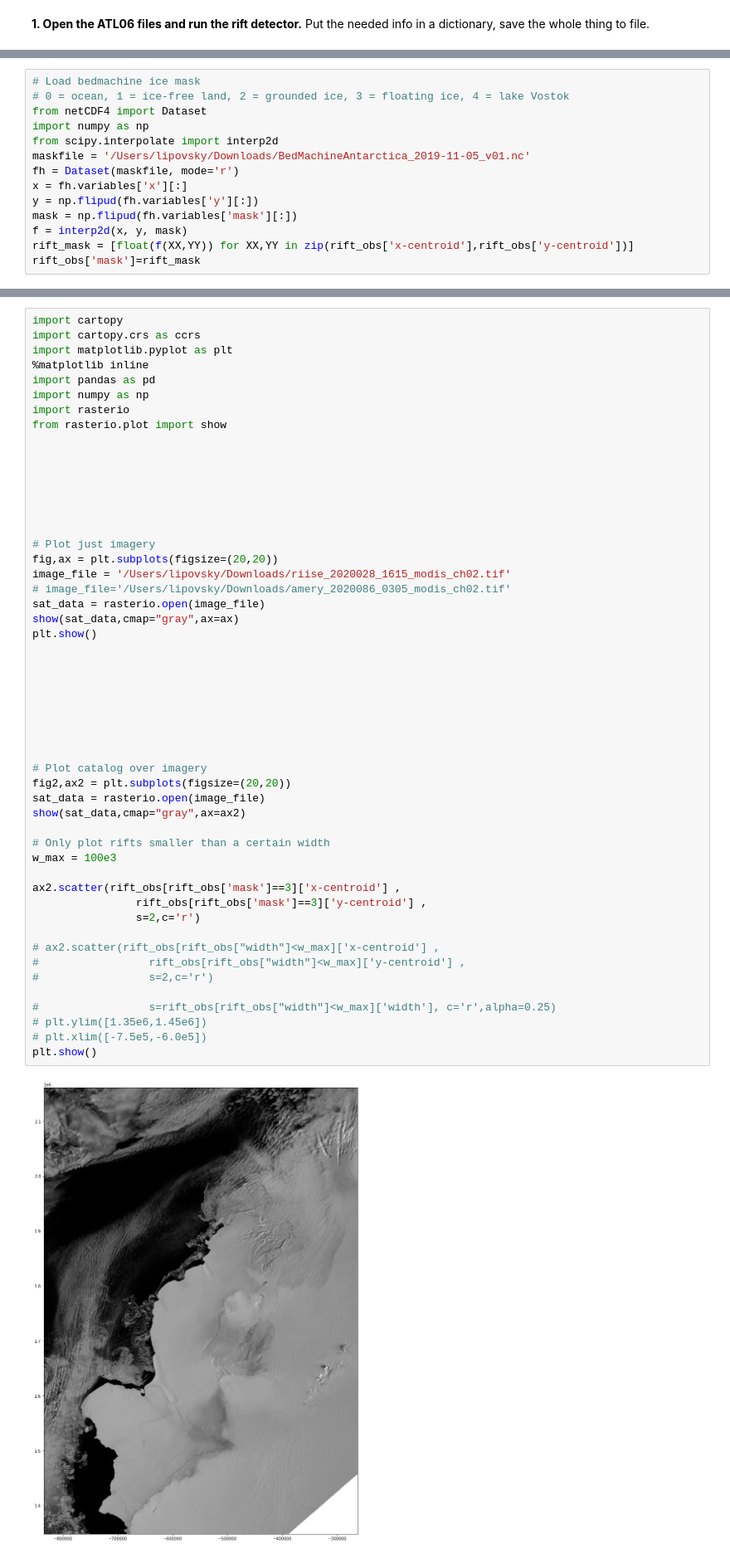
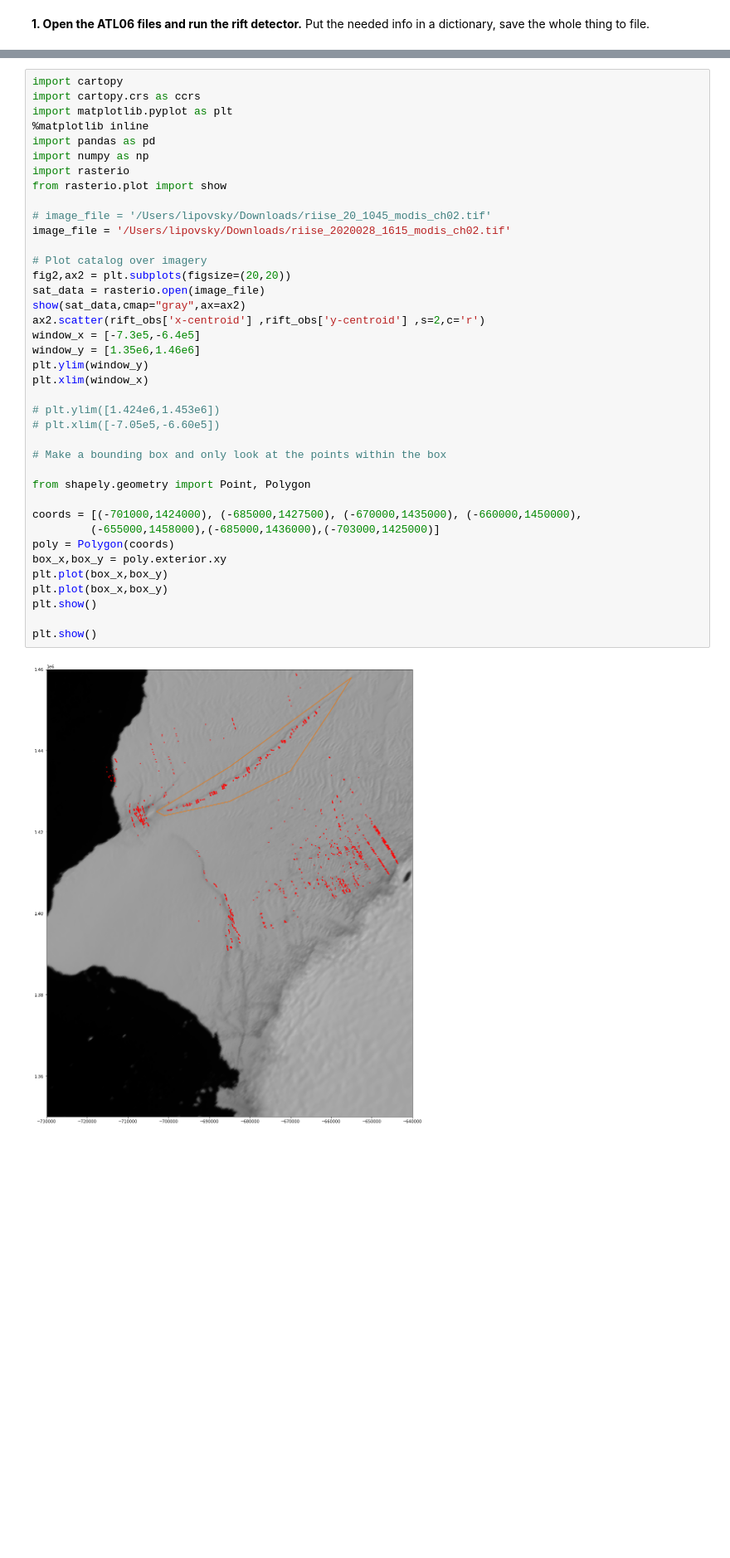
Before and after one commit to bradlipovsky/antarctic-rift-catalog, a Jupyter notebook: workflow.ipynb, the cells around one changed output, grey strips where cells are left out. Shown at 83% size. Saved outputs shown, nothing was run; the diff lists cells and outputs as text; blank space fills up the shorter version.

```diff
--- a/workflow.ipynb
+++ b/workflow.ipynb
@@ -28,15 +40 @@ Time to detect rifts: 0:06:46.729324
-# %%
-# Load bedmachine ice mask
-# 0 = ocean, 1 = ice-free land, 2 = grounded ice, 3 = floating ice, 4 = lake Vostok
-from netCDF4 import Dataset
-import numpy as np
-from scipy.interpolate import interp2d
-maskfile = '/Users/lipovsky/Downloads/BedMachineAntarctica_2019-11-05_v01.nc'
-fh = Dataset(maskfile, mode='r')
-x = fh.variables['x'][:]
-y = np.flipud(fh.variables['y'][:])
-mask = np.flipud(fh.variables['mask'][:])
-f = interp2d(x, y, mask)
-rift_mask = [float(f(XX,YY)) for XX,YY in zip(rift_obs['x-centroid'],rift_obs['y-centroid'])]
-rift_obs['mask']=rift_mask
 # %% [markdown]
@@ -44,53 +42,41 @@ rift_obs['mask']=rift_mask
 # %%
 import cartopy
 import cartopy.crs as ccrs
 import matplotlib.pyplot as plt
 %matplotlib inline
 import pandas as pd
 import numpy as np
 import rasterio
 from rasterio.plot import show
 
-
-
-
-
-
-
-# Plot just imagery
-fig,ax = plt.subplots(figsize=(20,20))
+# image_file = '/Users/lipovsky/Downloads/riise_20_1045_modis_ch02.tif'
 image_file = '/Users/lipovsky/Downloads/riise_2020028_1615_modis_ch02.tif'
-# image_file='/Users/lipovsky/Downloads/amery_2020086_0305_modis_ch02.tif'
-sat_data = rasterio.open(image_file)
-show(sat_data,cmap="gray",ax=ax)
-plt.show()
-
-
-
-
-
-
-
 
 # Plot catalog over imagery
 fig2,ax2 = plt.subplots(figsize=(20,20))
 sat_data = rasterio.open(image_file)
 show(sat_data,cmap="gray",ax=ax2)
+ax2.scatter(rift_obs['x-centroid'] ,rift_obs['y-centroid'] ,s=2,c='r')
+window_x = [-7.3e5,-6.4e5]
+window_y = [1.35e6,1.46e6]
+plt.ylim(window_y)
+plt.xlim(window_x)
 
-# Only plot rifts smaller than a certain width
-w_max = 100e3
+# plt.ylim([1.424e6,1.453e6])
+# plt.xlim([-7.05e5,-6.60e5])
 
-ax2.scatter(rift_obs[rift_obs['mask']==3]['x-centroid'] ,
-                rift_obs[rift_obs['mask']==3]['y-centroid'] ,
-                s=2,c='r')
+# Make a bounding box and only look at the points within the box
 
-# ax2.scatter(rift_obs[rift_obs["width"]<w_max]['x-centroid'] ,
-#                 rift_obs[rift_obs["width"]<w_max]['y-centroid'] ,
-#                 s=2,c='r')
+from shapely.geometry import Point, Polygon
 
-#                 s=rift_obs[rift_obs["width"]<w_max]['width'], c='r',alpha=0.25)
-# plt.ylim([1.35e6,1.45e6])
-# plt.xlim([-7.5e5,-6.0e5])
+coords = [(-701000,1424000), (-685000,1427500), (-670000,1435000), (-660000,1450000),
+         (-655000,1458000),(-685000,1436000),(-703000,1425000)]
+poly = Polygon(coords)
+box_x,box_y = poly.exterior.xy
+plt.plot(box_x,box_y)
+plt.plot(box_x,box_y)
 plt.show()
+
+plt.show()
 # %% [output]
-[figure, old version]
+[figure, new version]
```
Also changed, not shown: parts of 28 cells of this notebook, 2 other files.
